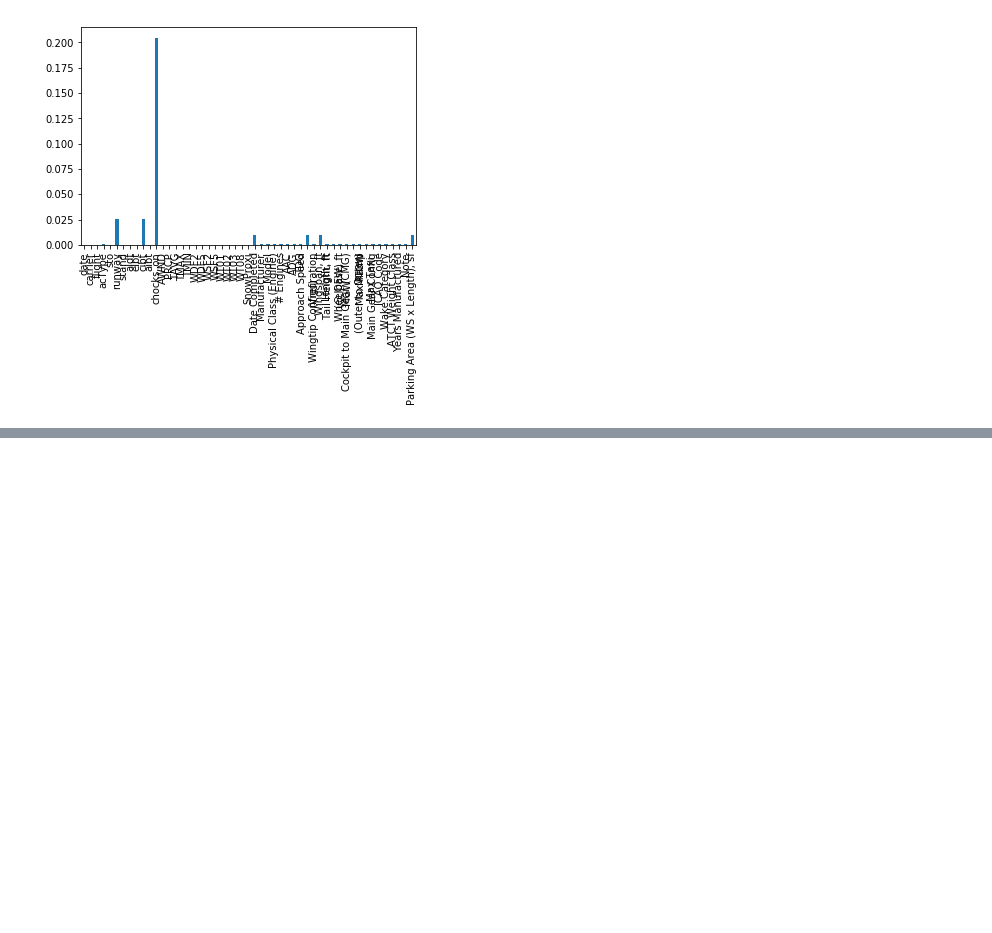
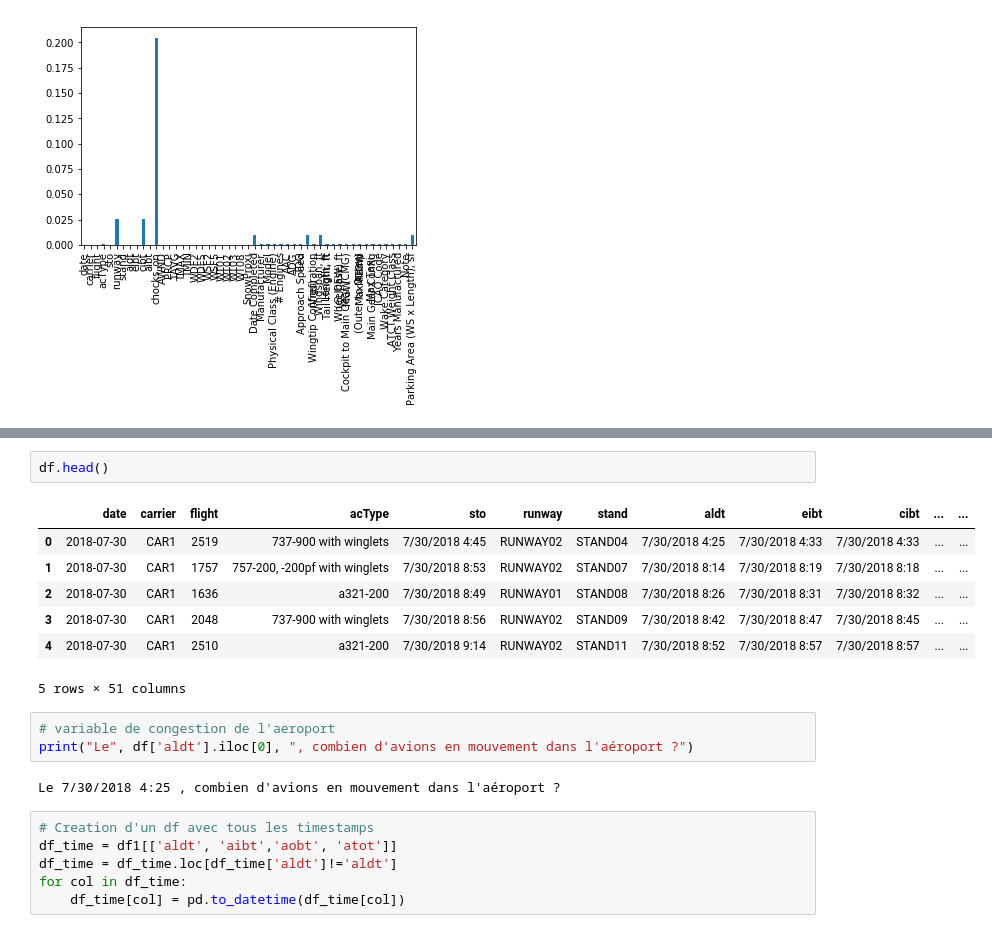
Before and after one commit to arnaudfrn/taxi-time, a Jupyter notebook: Notebook/Test Tristan.ipynb, the cells around one changed output, grey strips where cells are left out. Cells and saved outputs as stored; diff of their text form; blank space fills up the shorter version.

```diff
--- a/Notebook/Test Tristan.ipynb
+++ b/Notebook/Test Tristan.ipynb
@@ -81,0 +32,21 @@ df2
+# %%
+df.head()
+# %% [output]
+|  | date | carrier | flight | acType | sto | runway | stand | aldt | eibt | cibt | ... | ... |
+| 0 | 2018-07-30 | CAR1 | 2519 | 737-900 with winglets | 7/30/2018 4:45 | RUNWAY02 | STAND04 | 7/30/2018 4:25 | 7/30/2018 4:33 | 7/30/2018 4:33 | ... | ... |
+| 1 | 2018-07-30 | CAR1 | 1757 | 757-200, -200pf with winglets | 7/30/2018 8:53 | RUNWAY02 | STAND07 | 7/30/2018 8:14 | 7/30/2018 8:19 | 7/30/2018 8:18 | ... | ... |
+| 2 | 2018-07-30 | CAR1 | 1636 | a321-200 | 7/30/2018 8:49 | RUNWAY01 | STAND08 | 7/30/2018 8:26 | 7/30/2018 8:31 | 7/30/2018 8:32 | ... | ... |
+| 3 | 2018-07-30 | CAR1 | 2048 | 737-900 with winglets | 7/30/2018 8:56 | RUNWAY02 | STAND09 | 7/30/2018 8:42 | 7/30/2018 8:47 | 7/30/2018 8:45 | ... | ... |
+| 4 | 2018-07-30 | CAR1 | 2510 | a321-200 | 7/30/2018 9:14 | RUNWAY02 | STAND11 | 7/30/2018 8:52 | 7/30/2018 8:57 | 7/30/2018 8:57 | ... | ... |
+5 rows × 51 columns
+# %%
+# variable de congestion de l'aeroport
+print("Le", df['aldt'].iloc[0], ", combien d'avions en mouvement dans l'aéroport ?")
+# %% [output]
+Le 7/30/2018 4:25 , combien d'avions en mouvement dans l'aéroport ?
+# %%
+# Creation d'un df avec tous les timestamps
+df_time = df1[['aldt', 'aibt','aobt', 'atot']]
+df_time = df_time.loc[df_time['aldt']!='aldt']
+for col in df_time:
+    df_time[col] = pd.to_datetime(df_time[col])
```
Also changed, not shown: parts of 8 cells of this notebook.
